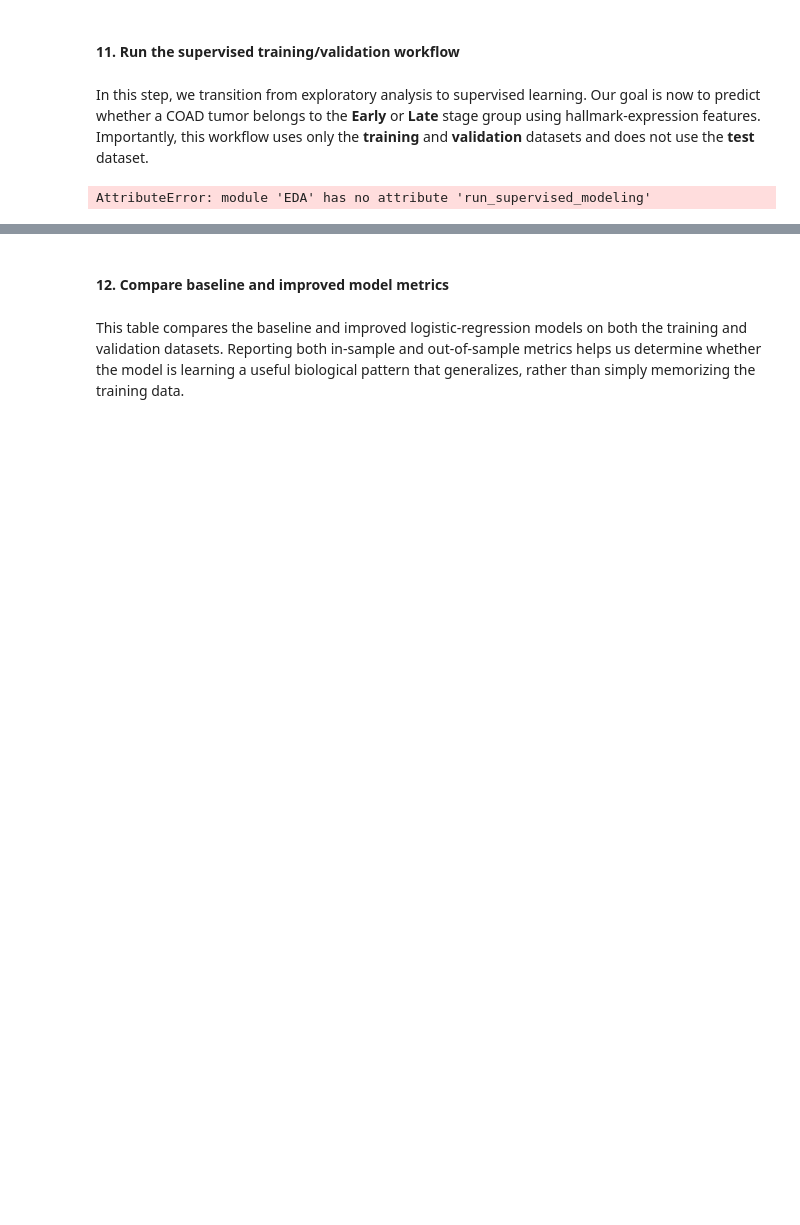
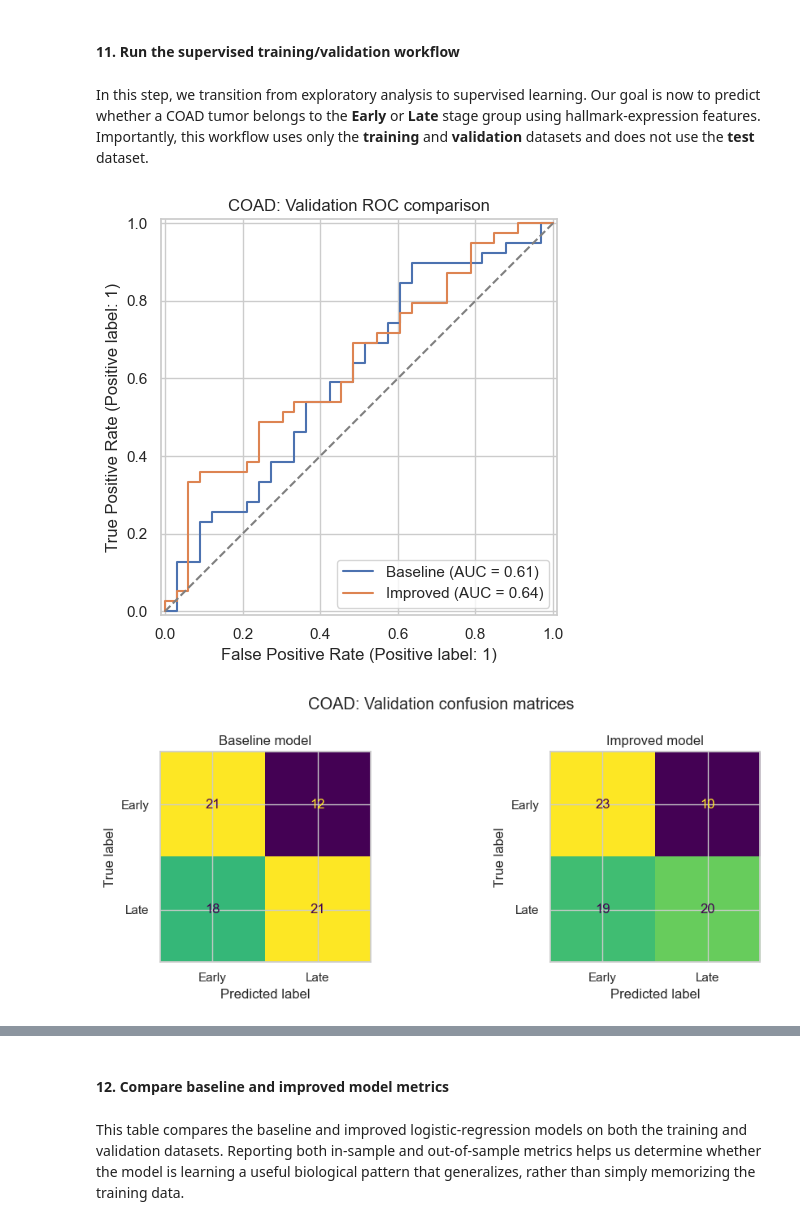
Before and after one commit to willdm1/Module-4-Cancer, a Jupyter notebook: code/Module 4 OFFICIAL.ipynb, the cells around one changed output, grey strips where cells are left out. Cells and saved outputs as stored; diff of their text form; code cells hidden in the pictures; blank space fills up the shorter version.

```diff
--- a/code/Module 4 OFFICIAL.ipynb
+++ b/code/Module 4 OFFICIAL.ipynb
@@ -406,7 +457,8 @@ In this step, we transition from exploratory analysis to supervised learning. Ou
 # %%
 # After completing the EDA, we now move to supervised learning.
 # This uses only the training and validation splits and does not touch the test set.
-supervised_results = EDA.run_supervised_modeling()
+supervised_results = main.run_supervised_modeling()
 display(supervised_results["comparison_df"])
 # %% [output]
-AttributeError: module 'EDA' has no attribute 'run_supervised_modeling'
+[figure, added]
+[figure, added]
```
Also changed, not shown: parts of 15 cells of this notebook, 8 other files.
